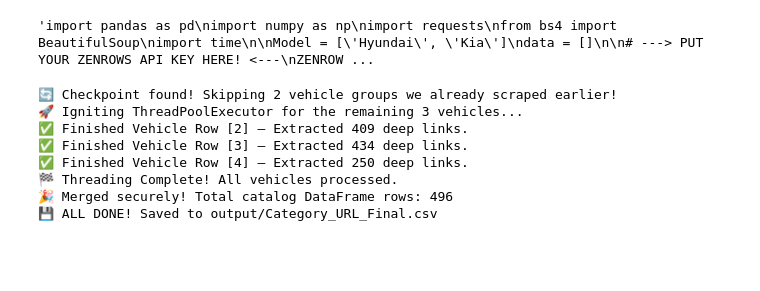
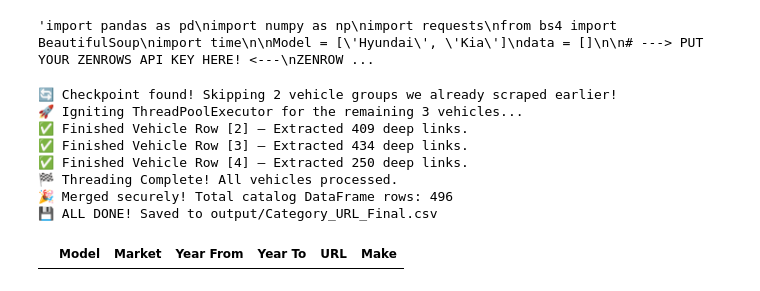
Before and after one commit to Flexmy/scrapping, a Jupyter notebook: Scrapping.ipynb, the cells around one changed output. Saved outputs shown, nothing was run; the diff lists cells and outputs as text; code cells hidden in the pictures; blank space fills up the shorter version.

```diff
--- a/Scrapping.ipynb
+++ b/Scrapping.ipynb
@@ -251 +379,7 @@ print("💾 ALL DONE! Saved to output/Category_URL_Final.csv")
+# %%
+Category_URL=pd.read_csv('Category_URL_Final.csv')
+# %%
+Category_URL=Category_URL[Category_URL['rownumber'].isin(target_list)]
+# %% [output]
+|  | Model | Market | Year From | Year To | URL | Make |
 # %%
```
Also changed, not shown: parts of 8 cells of this notebook, 1 other file.
